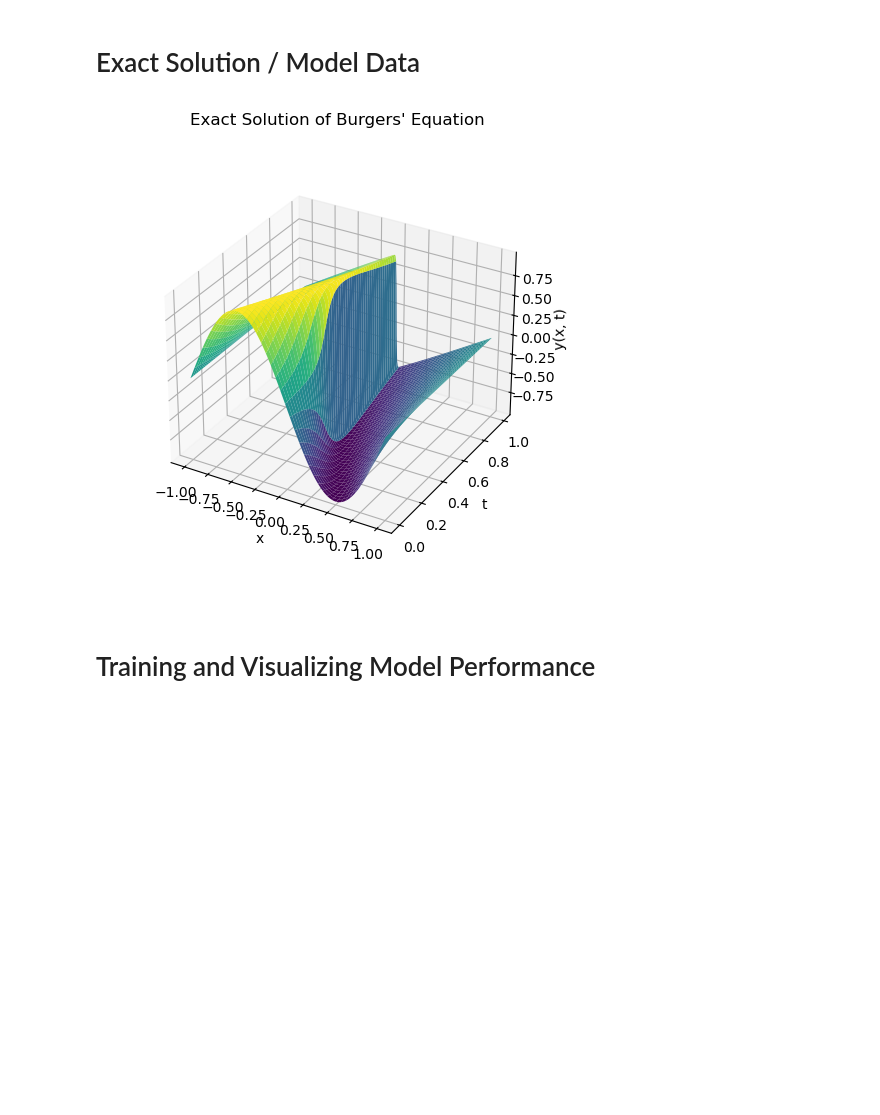
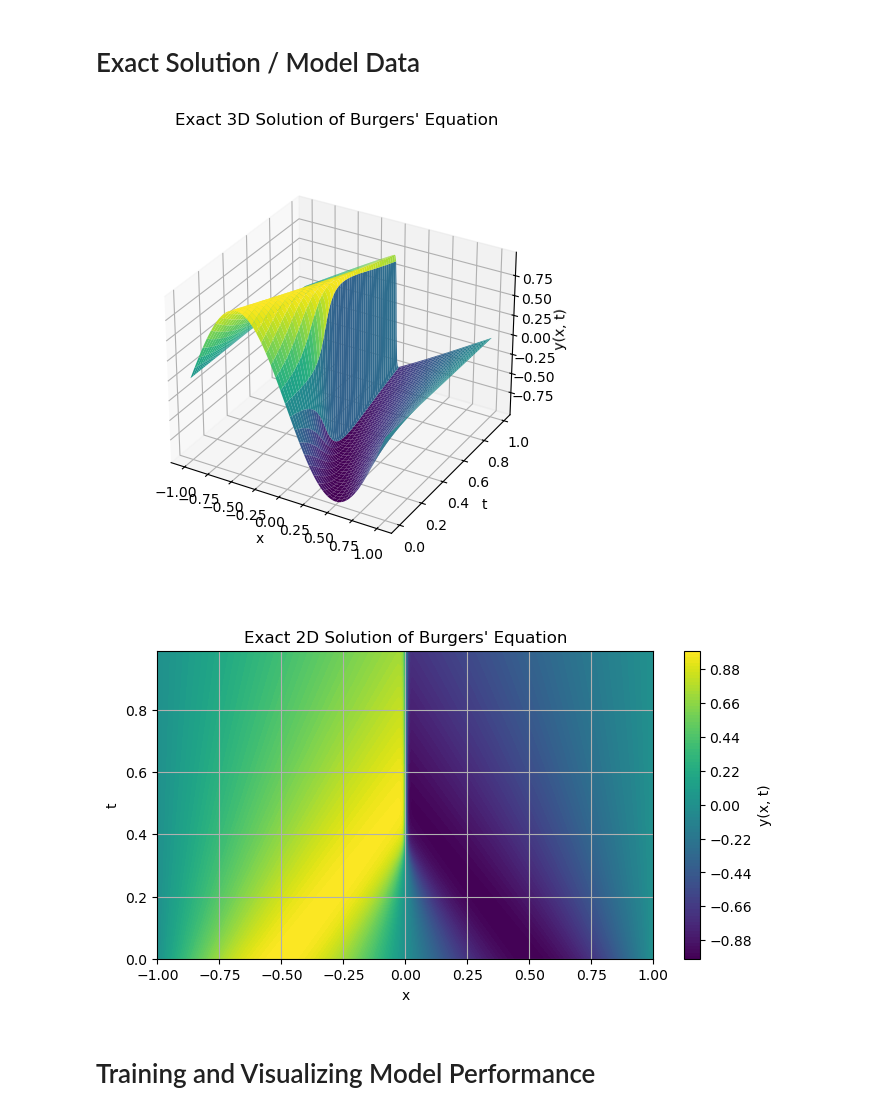
Before and after one commit to cdenq/pinns-teaching-uis, a Jupyter notebook: burgers-example/burgers.ipynb, the cells around one changed output. Saved outputs shown, nothing was run; the diff lists cells and outputs as text; code cells hidden in the pictures; blank space fills up the shorter version.

```diff
--- a/burgers-example/burgers.ipynb
+++ b/burgers-example/burgers.ipynb
@@ -16,6 +16,8 @@ import matplotlib.pyplot as plt
 def pde(x, y):
     """
     Defines the discretized solution to the 1D Burgers' Equation.
+
+    IC u(x, 0) = - sin(\pi x), u( - 1, t) = u(1, t) = 0.
     """
     dy_x = dde.grad.jacobian(y, x, i=0, j=0) # solves first partial w.r.t x
     dy_t = dde.grad.jacobian(y, x, i=0, j=1) # solves first partial w.r.t y
@@ -51,24 +53,39 @@ def gen_testdata():
 # %%
 # Generate test data
 X, y = gen_testdata()
 
 # Reshape data for plotting
 xx = X[:, 0].reshape(len(np.unique(X[:, 1])), -1)
 tt = X[:, 1].reshape(len(np.unique(X[:, 1])), -1)
 yy = y.reshape(xx.shape)
 
-# Plot
+# 3D Plot
 fig = plt.figure(figsize=(10, 6))
 ax = fig.add_subplot(111, projection='3d')
 ax.plot_surface(xx, tt, yy, cmap='viridis')
-plt.title("Exact Solution of Burgers' Equation")
+plt.title("Exact 3D Solution of Burgers' Equation")
 ax.set_xlabel("x")
 ax.set_ylabel("t")
 ax.set_zlabel("y(x, t)")
 ax.set_box_aspect(None, zoom=0.85)
+filename = "Burgers-3D"
+plt.savefig(f"../images/{filename}.png")
 plt.show()
+
+# 2D Plot
+plt.figure(figsize=(8, 4))
+contour = plt.contourf(xx, tt, yy, cmap='viridis', levels=100)
+plt.colorbar(contour, label="y(x, t)")
+plt.title("Exact 2D Solution of Burgers' Equation")
+plt.xlabel("x")
+plt.ylabel("t")
+plt.grid(True)
+filename = "Burgers-2D"
+plt.savefig(f"../images/{filename}.png")
+plt.show()
 # %% [output]
-[figure, old version]
+[figure, new version]
+[figure, added]
 # %% [markdown]
 # Training and Visualizing Model Performance
 # %%
```
Also changed, not shown: 39 other files.
